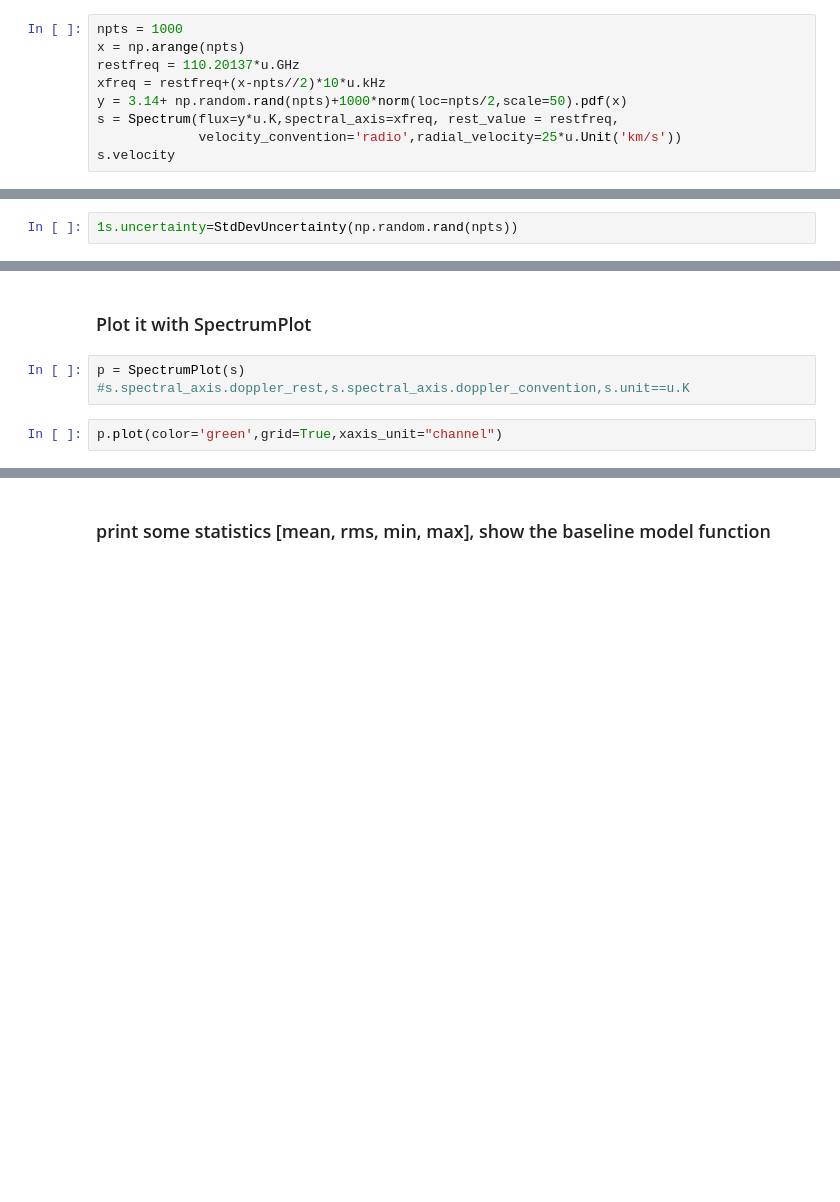
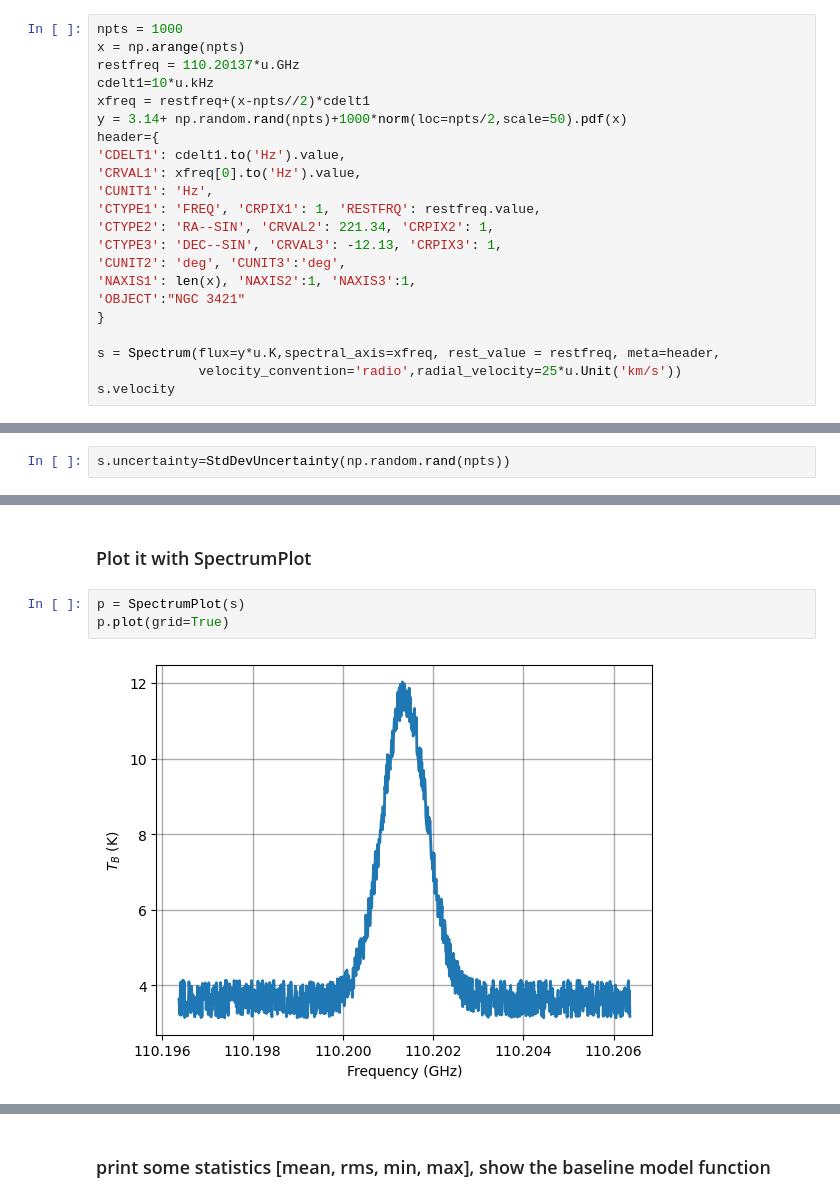
Before and after one commit to GreenBankObservatory/dysh, a Jupyter notebook: notebooks/test_spectra.ipynb, the cells around one changed output, grey strips where cells are left out. Drawn from its saved outputs; the diff is of its cells as text; blank space fills up the shorter version.

```diff
--- a/notebooks/test_spectra.ipynb
+++ b/notebooks/test_spectra.ipynb
@@ -29,8 +29,21 @@ import pandas as pd
 npts = 1000
 x = np.arange(npts)
 restfreq = 110.20137*u.GHz
-xfreq = restfreq+(x-npts//2)*10*u.kHz
+cdelt1=10*u.kHz
+xfreq = restfreq+(x-npts//2)*cdelt1
 y = 3.14+ np.random.rand(npts)+1000*norm(loc=npts/2,scale=50).pdf(x)
-s = Spectrum(flux=y*u.K,spectral_axis=xfreq, rest_value = restfreq,
+header={
+'CDELT1': cdelt1.to('Hz').value,
+'CRVAL1': xfreq[0].to('Hz').value,
+'CUNIT1': 'Hz',
+'CTYPE1': 'FREQ', 'CRPIX1': 1, 'RESTFRQ': restfreq.value,
+'CTYPE2': 'RA--SIN', 'CRVAL2': 221.34, 'CRPIX2': 1,
+'CTYPE3': 'DEC--SIN', 'CRVAL3': -12.13, 'CRPIX3': 1,
+'CUNIT2': 'deg', 'CUNIT3':'deg',
+'NAXIS1': len(x), 'NAXIS2':1, 'NAXIS3':1,
+'OBJECT':"NGC 3421"
+}
+
+s = Spectrum(flux=y*u.K,spectral_axis=xfreq, rest_value = restfreq, meta=header,
              velocity_convention='radio',radial_velocity=25*u.Unit('km/s'))
 s.velocity
@@ -46,4 +72,4 @@ Table.write.help('ascii')
 # %%
-1s.uncertainty=StdDevUncertainty(np.random.rand(npts))
+s.uncertainty=StdDevUncertainty(np.random.rand(npts))
 # %%
 s.write('/tmp/spec.txt',format='ipac',overwrite=True)
@@ -50,7 +78,7 @@ s.write('/tmp/spec.txt',format='ipac',overwrite=True)
 # %% [markdown]
 ### Plot it with SpectrumPlot
-# %%
-p = SpectrumPlot(s)
-#s.spectral_axis.doppler_rest,s.spectral_axis.doppler_convention,s.unit==u.K
 # %%
-p.plot(color='green',grid=True,xaxis_unit="channel")
+p = SpectrumPlot(s)
+p.plot(grid=True)
+# %% [output]
+[figure, added]
```
Also changed, not shown: parts of 52 cells of this notebook.
